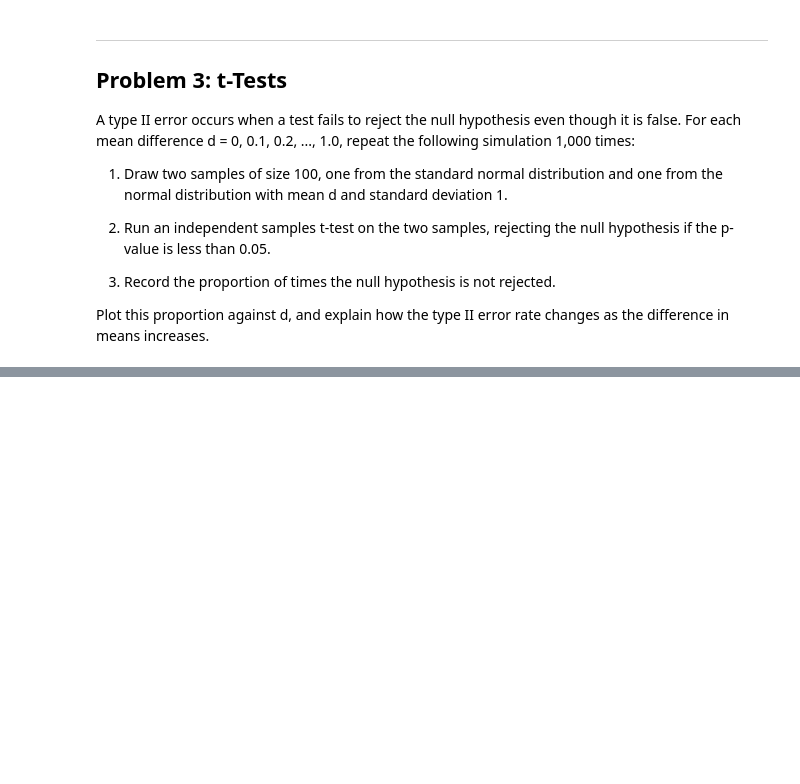
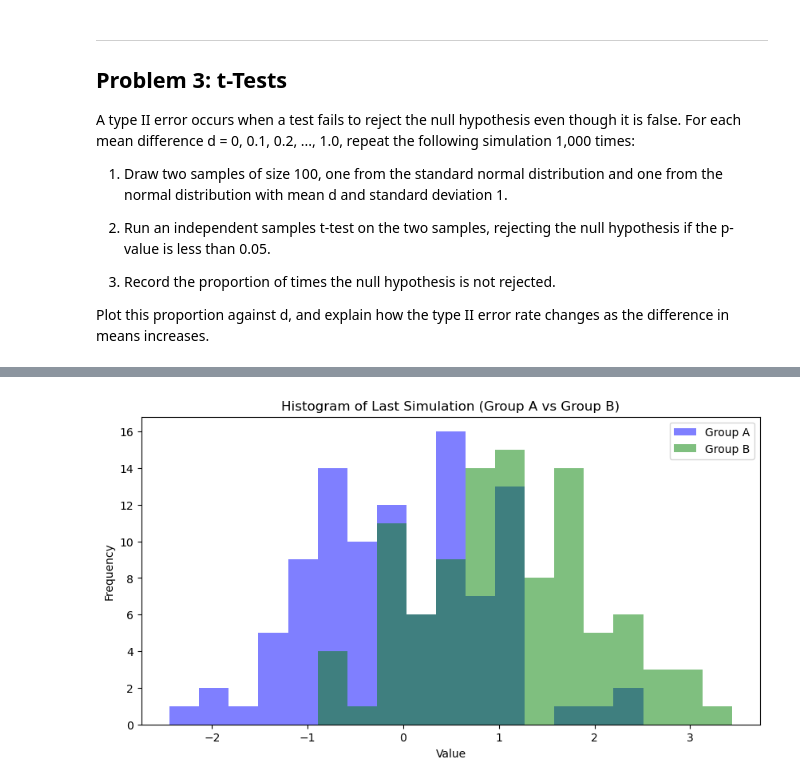
Before and after one commit to ermelinda-q/applied-statistics, a Jupyter notebook: problems.ipynb, the cells around one changed output, grey strips where cells are left out. Drawn from its saved outputs; the diff is of its cells as text; code cells hidden in the pictures; blank space fills up the shorter version.

Commit message:
problem three visualization of groups in different ways

```diff
--- a/problems.ipynb
+++ b/problems.ipynb
@@ -456,0 +543,22 @@ Plot this proportion against d, and explain how the type II error rate changes a
+# %%
+# Creating a histogram.
+fig, ax = plt.subplots(figsize=(10, 5))
+
+# Define bins that cover both groups
+all_data = np.concatenate([group_a, group_b])
+bins = np.linspace(all_data.min(), all_data.max(), 20)  # 20 bins
+
+# Plot histograms
+ax.hist(group_a, bins=bins, color='blue', alpha=0.5, label='Group A')
+ax.hist(group_b, bins=bins, color='green', alpha=0.5, label='Group B')
+
+# Add labels, title, and legend
+ax.set_xlabel('Value')
+ax.set_ylabel('Frequency')
+ax.set_title('Histogram of Last Simulation (Group A vs Group B)')
+ax.legend()
+
+# Show the plot
+plt.show()
+# %% [output]
+[figure, added]
```
Also changed, not shown: parts of 8 cells of this notebook, 1 other file.
